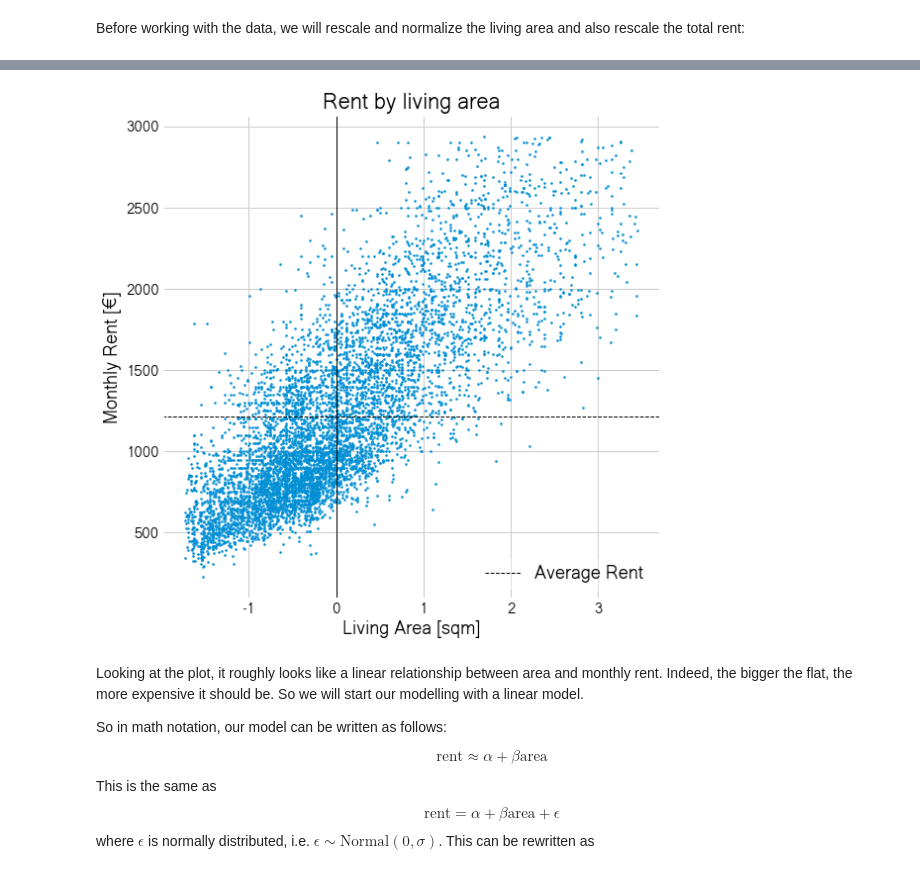
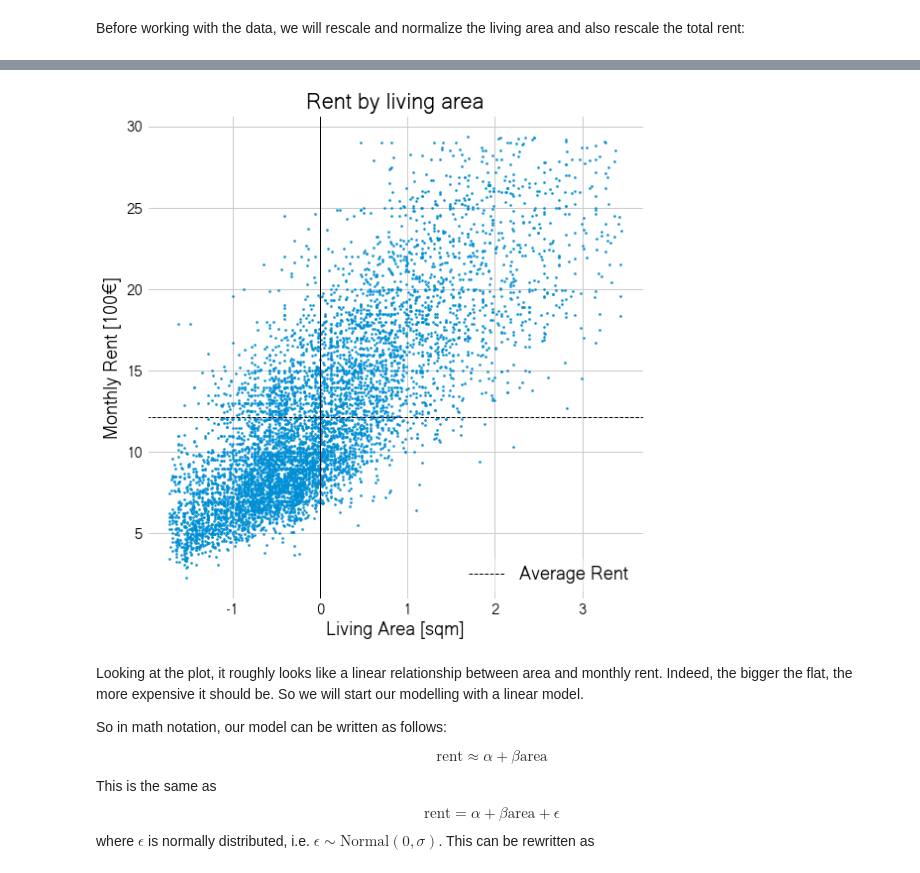
Before and after one commit to corriebar/PyLadies-Bayesian-Tutorial, a Jupyter notebook: notebooks/2_Starting_simple.ipynb, the cells around one changed output, grey strips where cells are left out. Drawn from its saved outputs; the diff is of its cells as text; code cells hidden in the pictures.

```diff
--- a/notebooks/2_Starting_simple.ipynb
+++ b/notebooks/2_Starting_simple.ipynb
@@ -125,0 +119,6 @@ See the caveats in the documentation: https://pandas.pydata.org/pandas-docs/stab
+# %%
+berlin["livingSpace_s"] = (berlin["livingSpace"] - berlin["livingSpace"].mean()) / np.std(berlin["livingSpace"])
+berlin["totalRent_s"] = berlin["totalRent"] / 100
+
+# saving for later
+berlin.to_csv("../data/berlin.csv", encoding="utf-8", quoting=csv.QUOTE_NONNUMERIC) # special quoting necessary because otherwise description messes up
@@ -126,15 +135,15 @@ See the caveats in the documentation: https://pandas.pydata.org/pandas-docs/stab
 # %%
 plt.figure(figsize=(9,9))
-plt.scatter(berlin.livingSpace_s, berlin.totalRent, s=4)
+plt.scatter(berlin.livingSpace_s, berlin.totalRent_s, s=4)
 plt.title("Rent by living area")
 plt.xlabel("Living Area [sqm]")
-plt.ylabel("Monthly Rent [€]")
+plt.ylabel("Monthly Rent [100€]")
 plt.axvline(x=0, c="k", linewidth=1)
-plt.axhline(y=np.mean(berlin.totalRent), c="k", linewidth=1, linestyle="--", label="Average Rent")
+plt.axhline(y=np.mean(berlin.totalRent_s), c="k", linewidth=1, linestyle="--", label="Average Rent")
 plt.legend()
 plt.show()
 # %% [output]
-[figure, old version]
+[figure, new version]
 # %% [markdown]
 Looking at the plot, it roughly looks like a linear relationship between area and monthly rent. Indeed, the bigger the flat, the more expensive it should be. So we will start our modelling with a linear model.
 
```
Also changed, not shown: parts of 12 cells of this notebook, 6 other files.
